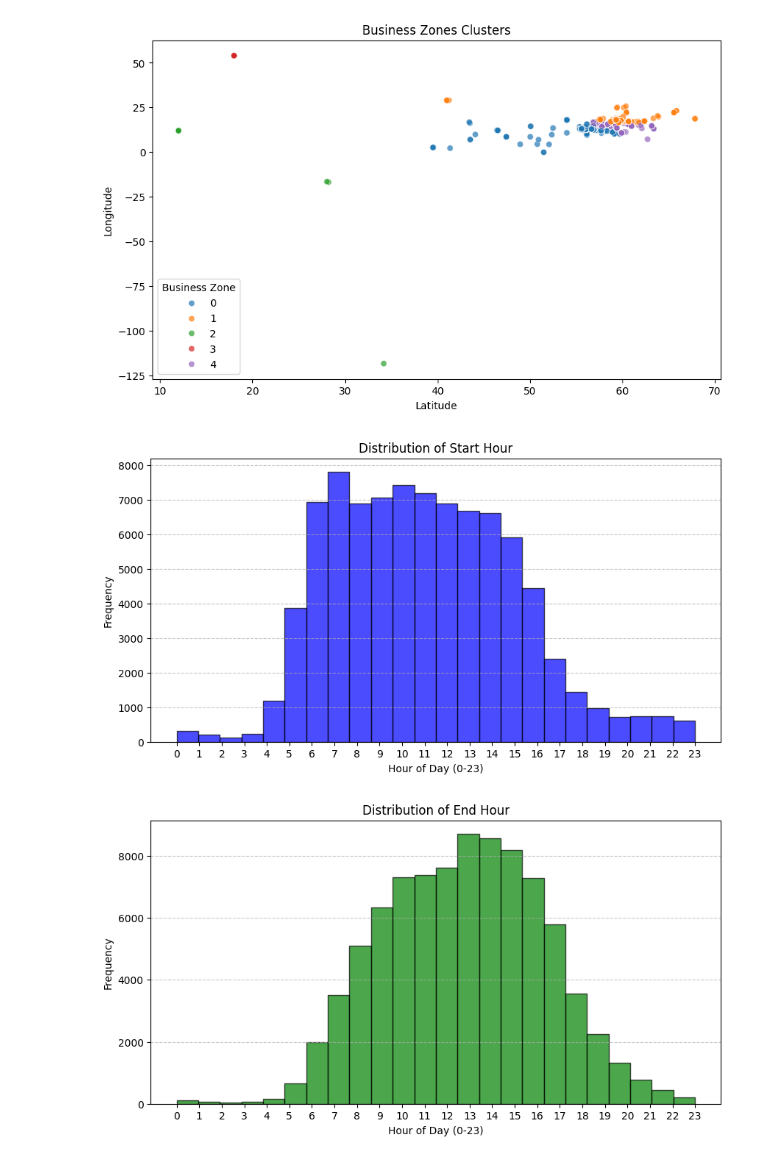
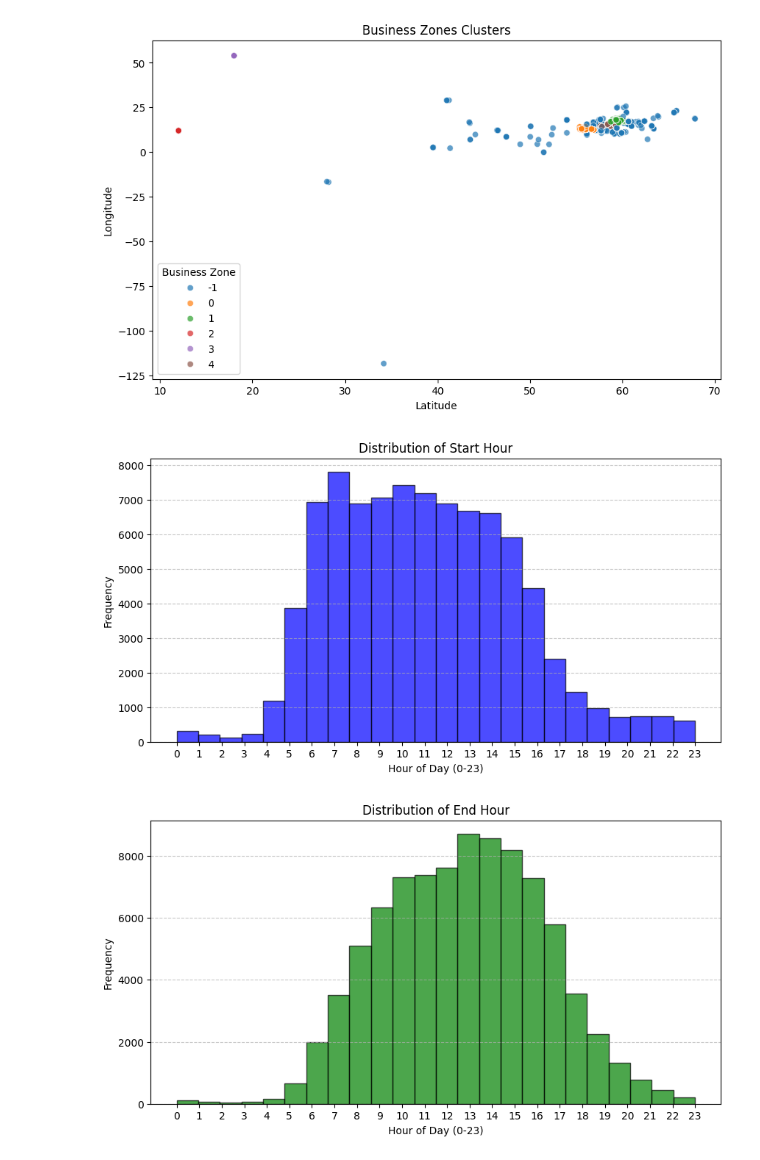
Before and after one commit to preeyaa/Machine-Learning, a Jupyter notebook: Notebooks/8_private_business_users/private_business_users.ipynb, the cells around one changed output. Drawn from its saved outputs; the diff is of its cells as text; code cells hidden in the pictures.

Commit message:
Kmeans update to add -1 cluster

```diff
--- a/Notebooks/8_private_business_users/private_business_users.ipynb
+++ b/Notebooks/8_private_business_users/private_business_users.ipynb
@@ -201,13 +201,33 @@ def process_corporate_data(train_data, test_data, corporate_data):
     try:
         if not corporate_data.empty:
             logging.info(f"Deducing patterns from corporate data with shape: {corporate_data.shape}")
+
+            # Spatial behaviors: Do corporate users park in specific geographical zones?
             corporate_locations = corporate_data[['lat', 'lon']]
             kmeans = KMeans(n_clusters=5, random_state=42).fit(corporate_locations)
 
-            # Spatial behaviors: Do corporate users park in specific geographical zones?
-            # Assign business_zone based on kmeans prediction
-            train_data['business_zone'] = kmeans.predict(train_data[['lat', 'lon']])
-            test_data['business_zone'] = kmeans.predict(test_data[['lat', 'lon']])
+            # Compute distances to cluster centroids for train data
+            distances_to_centroids = kmeans.transform(train_data[['lat', 'lon']])
+            min_distances = distances_to_centroids.min(axis=1)
+
+            # Define a threshold for outlier detection (e.g., 90th percentile)
+            distance_threshold = np.percentile(min_distances, 90)
+
+            # Assign business zones or 'Other Cluster'
+            train_data['business_zone'] = np.where(
+                min_distances <= distance_threshold,
+                kmeans.predict(train_data[['lat', 'lon']]),
+                -1  # -1 for 'Other Cluster'
+            )
+
+            # Compute distances for test data
+            distances_to_centroids_test = kmeans.transform(test_data[['lat', 'lon']])
+            min_distances_test = distances_to_centroids_test.min(axis=1)
+            test_data['business_zone'] = np.where(
+                min_distances_test <= distance_threshold,
+                kmeans.predict(test_data[['lat', 'lon']]),
+                -1  # -1 for 'Other Cluster'
+            )
 
             # Temporal behaviors: Do corporate users park in specific hours?
             # Process corporate hours
@@ -301,8 +321,10 @@ def main():
         private_train_data = train_data[train_data['account_type_private'] == 1].copy()
         logging.info(f"Private train data shape for model: {private_train_data.shape}")
 
+
+        # 'is_business_like' to exclude outliers (-1) from business zones
         private_train_data['is_business_like'] = (
-            (private_train_data['business_zone'].isin(train_data['business_zone'])) &
+            (private_train_data['business_zone'] != -1) &  # Exclude outliers
             (private_train_data['is_corporate_hour'] == 1)
         ).astype(int)
 
@@ -314,7 +336,7 @@ def main():
         logging.info(f"Private test data shape for model: {private_test_data.shape}")
 
         private_test_data['is_business_like'] = (
-            (private_test_data['business_zone'].isin(train_data['business_zone'])) &
+            (private_test_data['business_zone'] != -1) &  # Exclude outliers
             (private_test_data['is_corporate_hour'] == 1)
         ).astype(int)
 
@@ -345,4 +367,4 @@ if __name__ == "__main__":
-[figure, old version]
+[figure, new version]
 [figure]
 [figure]
 [figure]
```
Also changed, not shown: parts of 1 cell of this notebook, 1 other file.
